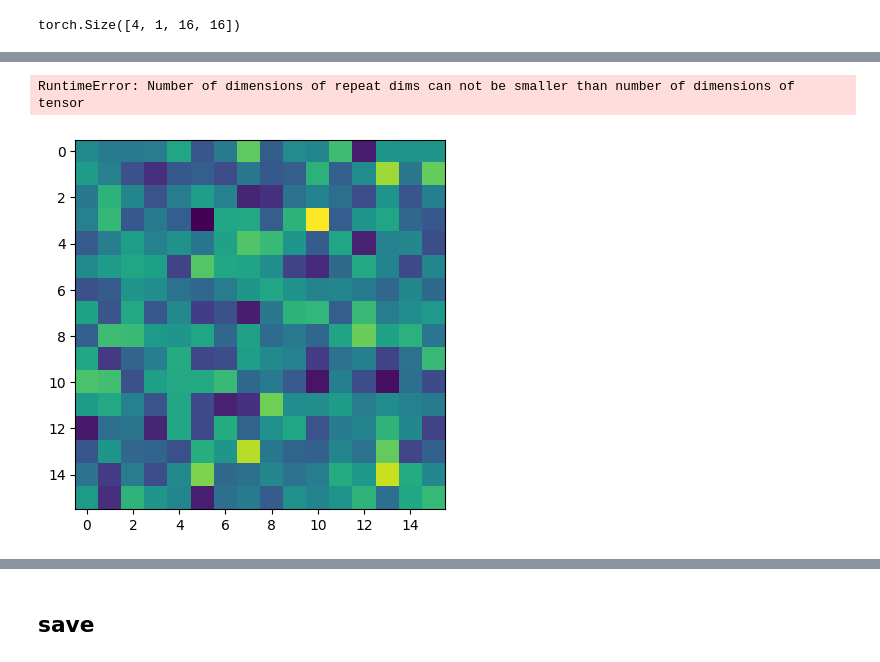
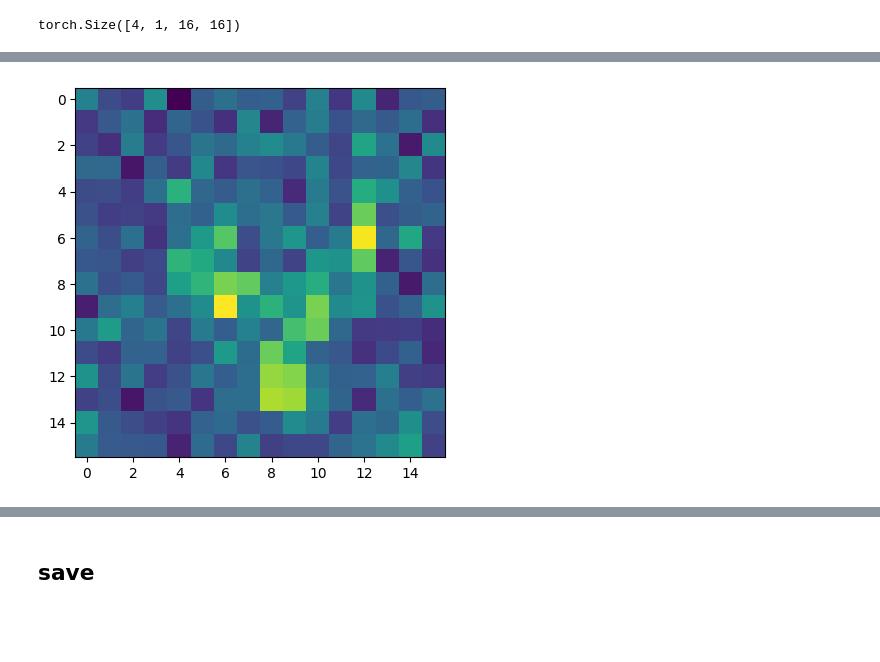
Before and after one commit to eisbetterthanpi/latent-flow-model, a Jupyter notebook: flow_matching_me.ipynb, the cells around one changed output, grey strips where cells are left out. Saved outputs shown, nothing was run; the diff lists cells and outputs as text; code cells hidden in the pictures; blank space fills up the shorter version.

```diff
--- a/flow_matching_me.ipynb
+++ b/flow_matching_me.ipynb
@@ -497,7 +513,7 @@ import torchvision
 import torchvision.transforms as transforms
 
 train_data = torchvision.datasets.MNIST(root="data", train=True, download=True,transform=transforms.ToTensor(),)
-batch_size = 64 # 512
+batch_size = 512 # 64 512
 train_loader = torch.utils.data.DataLoader(train_data, batch_size=batch_size, shuffle=True)
 # %%
 optim.param_groups[0]["lr"] = 1e-0
@@ -534,16 +550,14 @@ def train(model, optim, dataloader):
     model.train()
     for i, (x1, y) in enumerate(dataloader):
         x1, y = x1.to(device), y.to(device)
-        cond = cond_emb(y)
-        with torch.amp.autocast('cuda'):
+        # cond = cond_emb(y)
+        cond = F.one_hot(y, num_classes=10)
+
+        with torch.amp.autocast('cuda'): # torch.amp.GradScaler('cuda')
         # with torch.autocast(device_type=device.type, dtype=torch.bfloat16):
             # x1 = F.interpolate(x1, size=(64,64)).repeat(1,3,1,1)
             x1 = F.interpolate(x1, size=(16,16))#.repeat(1,3,1,1)
             loss = otfm_loss(model, x1, cond)
-        # print(loss)
-        # optim.zero_grad()
-        # loss.backward()
-        # optim.step()
         scaler.scale(loss).backward()
         # torch.nn.utils.clip_grad_norm_(model.parameters(), max_norm=1.0)  # clip gradients
         scaler.step(optim)
@@ -623,48 +640,57 @@ View run at https://wandb.ai/bobdole/lfm/runs/wexoocnu
 from torchdiffeq import odeint # https://github.com/rtqichen/torchdiffeq
 def sample_reverse_time(model, num_samples=1000, timesteps=50, device='cpu'):
     model.eval()
     # x_init = torch.randn(num_samples, model.net[0].in_features - 1, device=device)
     x_init = torch.randn(num_samples, 1,16,16, device=device)
-    t_span = torch.tensor([1.0, 0.0], device=device)  # Reverse from t=1 to t=0
-    x_samples = odeint(model, x_init, t_span, method='dopri5')
-    return x_samples[-1]  # Final sampled data
+    # t_span = torch.tensor([1.0, 0.0], device=device)  # Reverse from t=1 to t=0
+    t_span = torch.linspace(1.0, 0.0, timesteps, device=device)  # Use timesteps to augment t_span
+    # t_span = torch.cat([torch.rand(timesteps-1, device=device).sort()[0], torch.tensor([1.],device=device)])
+    # print(t_span)
+    x_samples = odeint(model, x_init, t_span, method='dopri5') # dopri5 euler rk4
+    return x_samples[-1] # Final sampled data
+
+# relative rtol and absolute atol error tolerance.
+# RKAdaptiveStepsizeODESolver(func, y0, rtol, atol, min_step=0, max_step=float('inf'), first_step=None, step_t=None, jump_t=None, safety=0.9, ifactor=10.0, dfactor=0.2, max_num_steps=2 ** 31 - 1, dtype=torch.float64, **kwargs)
+# https://github.com/rtqichen/torchdiffeq/blob/master/torchdiffeq/_impl/rk_common.py#L159
+
+# https://github.com/rtqichen/torchdiffeq/blob/master/torchdiffeq/_impl/odeint.py#L36
+# odeint(func, y0, t, *, rtol=1e-7, atol=1e-9, method=None, options=None, event_fn=None)
+
 
 
 class Func(nn.Module):
     def __init__(self, model, cond):
         super().__init__()
         self.model = model
         self.cond = cond
 
     def forward(self, t, y):
         n_samples = y.shape[0]
-        dydt = self.model(y, t.repeat(n_samples), self.cond.repeat(n_samples,1)) # [n_samples, c,h,w], [n_samples], [n_samples, cond_dim]
+        dydt = -self.model(y, t.repeat(n_samples), self.cond.repeat(n_samples,1)) # [n_samples, c,h,w], [n_samples], [n_samples, cond_dim]
         return dydt
 
 
 # class ODEFunc(nn.Module): # https://github.com/rtqichen/torchdiffeq/blob/master/examples/ode_demo.py
 #     def __init__(self):
 #         super().__init__()
 #         self.net = nn.Sequential()
 #     def forward(self, t, y):
 #         return self.net(y**3)
 # # dy/dt = f(t, y)    y(t0) = y0
-# pred_y = odeint(func, batch_y0, batch_t).to(device)
+# pred_y = odeint(func, batch_y0, batch_t).to(device) # nn.Module, [batch, *img], [batch]
 
 
-cond = cond_emb(torch.tensor([0], device=device))
+# cond = cond_emb(torch.tensor([4], device=device))
+cond = F.one_hot(torch.tensor([4], device=device), num_classes=10)
 
 n_samples = 1
-sampled_data = sample_reverse_time(Func(model, cond), num_samples=n_samples, timesteps=20, device=device)
+sampled_data = sample_reverse_time(Func(model, cond), num_samples=n_samples, timesteps=50, device=device)
+
+import matplotlib.pyplot as plt
+plt.imshow(sampled_data.detach().cpu().squeeze())
+plt.show()
 # %% [output]
-RuntimeError: Number of dimensions of repeat dims can not be smaller than number of dimensions of tensor
+[figure, added]
-# %%
-
-import matplotlib.pyplot as plt
-plt.imshow(sampled_data.detach().cpu().squeeze())
-plt.show()
-# %% [output]
-[figure, removed]
 # %%
 num_samples=1000
 timesteps=5
```
Also changed, not shown: parts of 8 cells of this notebook.
